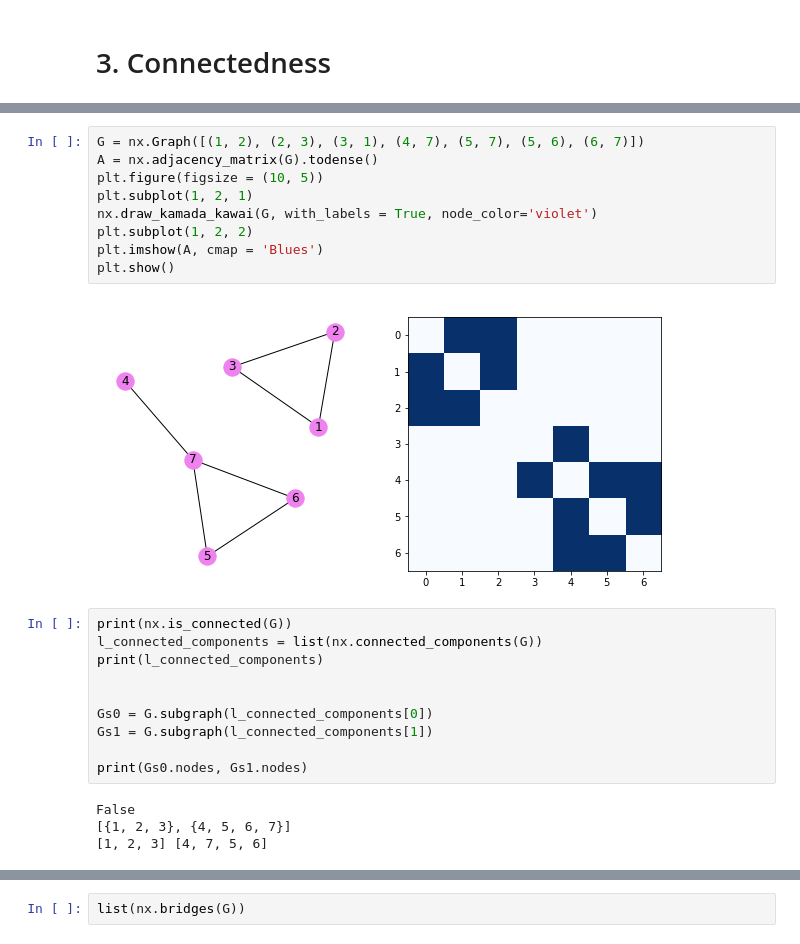
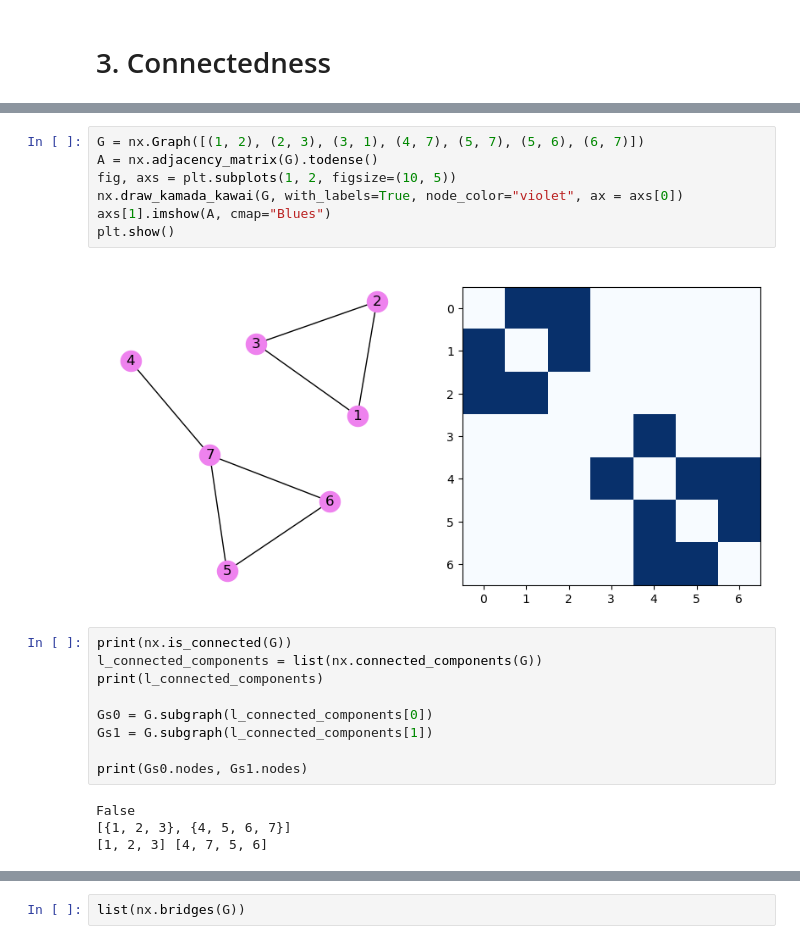
Before and after one commit to zademn/netsci-labs, a Jupyter notebook: Lab2-Graph-measurements/Graph_measurements.ipynb, the cells around one changed output, grey strips where cells are left out. Saved outputs shown, nothing was run; the diff lists cells and outputs as text.

```diff
--- a/Lab2-Graph-measurements/Graph_measurements.ipynb
+++ b/Lab2-Graph-measurements/Graph_measurements.ipynb
@@ -230,20 +232,17 @@ True
 # %%
 G = nx.Graph([(1, 2), (2, 3), (3, 1), (4, 7), (5, 7), (5, 6), (6, 7)])
 A = nx.adjacency_matrix(G).todense()
-plt.figure(figsize = (10, 5))
-plt.subplot(1, 2, 1)
-nx.draw_kamada_kawai(G, with_labels = True, node_color='violet')
-plt.subplot(1, 2, 2)
-plt.imshow(A, cmap = 'Blues')
+fig, axs = plt.subplots(1, 2, figsize=(10, 5))
+nx.draw_kamada_kawai(G, with_labels=True, node_color="violet", ax = axs[0])
+axs[1].imshow(A, cmap="Blues")
 plt.show()
 # %% [output]
-[figure, old version]
+[figure, new version]
 # %%
 print(nx.is_connected(G))
 l_connected_components = list(nx.connected_components(G))
 print(l_connected_components)
 
-
 Gs0 = G.subgraph(l_connected_components[0])
 Gs1 = G.subgraph(l_connected_components[1])
 
```
Also changed, not shown: parts of 28 cells of this notebook, 3 other files.
